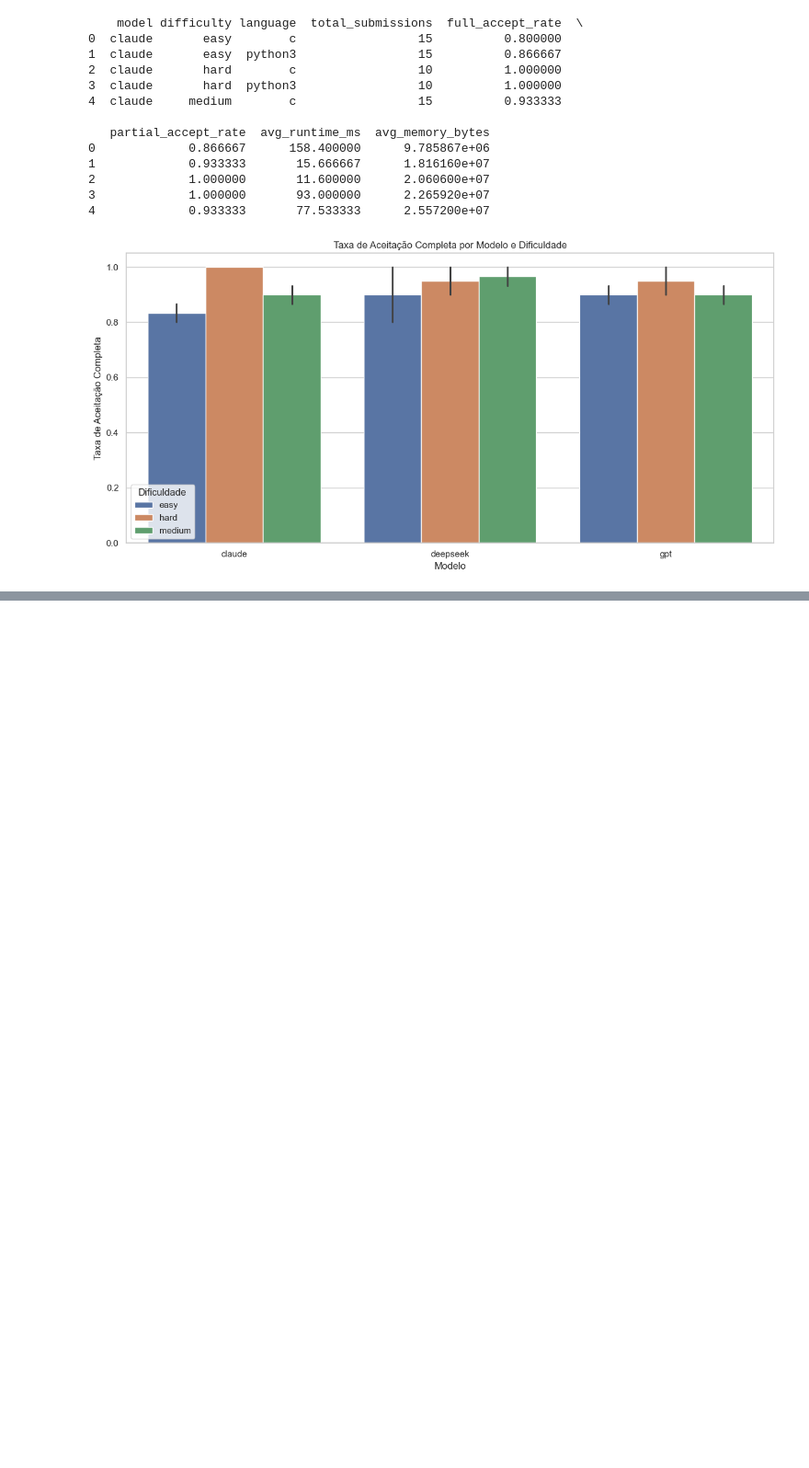
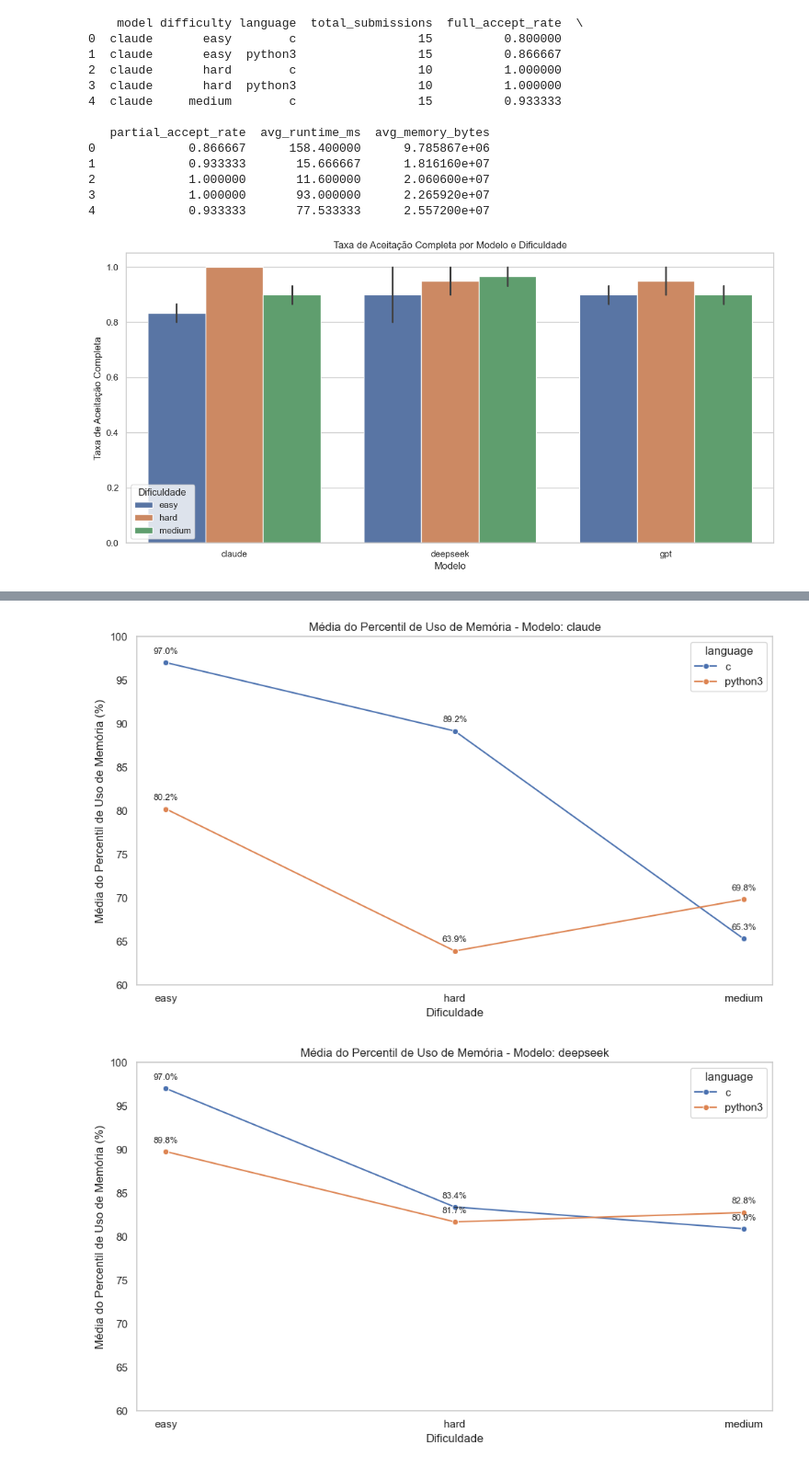
Before and after one commit to IvanAssis07/MES_UFMG, a Jupyter notebook: analise.ipynb, the cells around one changed output, grey strips where cells are left out. Shown at 92% size. Drawn from its saved outputs; the diff is of its cells as text; code cells hidden in the pictures; blank space fills up the shorter version.

```diff
--- a/analise.ipynb
+++ b/analise.ipynb
@@ -138,0 +201,7 @@ qualitative_samples[['model', 'difficulty', 'language', 'code', 'problem']].to_c
+# %%
+runtime_summary = df.groupby(['model', 'difficulty', 'language']).agg(
+    avg_runtime_percentile=('runtime_percentile', 'mean'),
+    count_submissions=('runtime_percentile', 'count')
+).reset_index()
+
+print(runtime_summary)
@@ -138,0 +228,32 @@ qualitative_samples[['model', 'difficulty', 'language', 'code', 'problem']].to_c
+# %%
+for model in runtime_summary['model'].unique():
+    plt.figure(figsize=(10, 6))
+    subset = runtime_summary[runtime_summary['model'] == model]
+    sns.lineplot(
+        data=subset,
+        x='difficulty',
+        y='avg_runtime_percentile',
+        hue='language',
+        marker='o',
+        errorbar=None
+    )
+    for language in subset['language'].unique():
+        lang_subset = subset[subset['language'] == language]
+        for _, row in lang_subset.iterrows():
+            plt.text(
+                x=row['difficulty'],
+                y=row['avg_runtime_percentile'] + 1,
+                s=f"{row['avg_runtime_percentile']:.1f}%",
+                ha='center',
+                fontsize=9
+            )
+    plt.title(f'Média do Percentil de Uso de Memória - Modelo: {model}')
+    plt.ylabel('Média do Percentil de Uso de Memória (%)')
+    plt.xlabel('Dificuldade')
+    plt.ylim(60, 100)
+    plt.grid(False)
+    plt.tight_layout()
+    plt.show()
+# %% [output]
+[figure, added]
+[figure, added]
```
Also changed, not shown: parts of 8 cells of this notebook, 1 other file.
